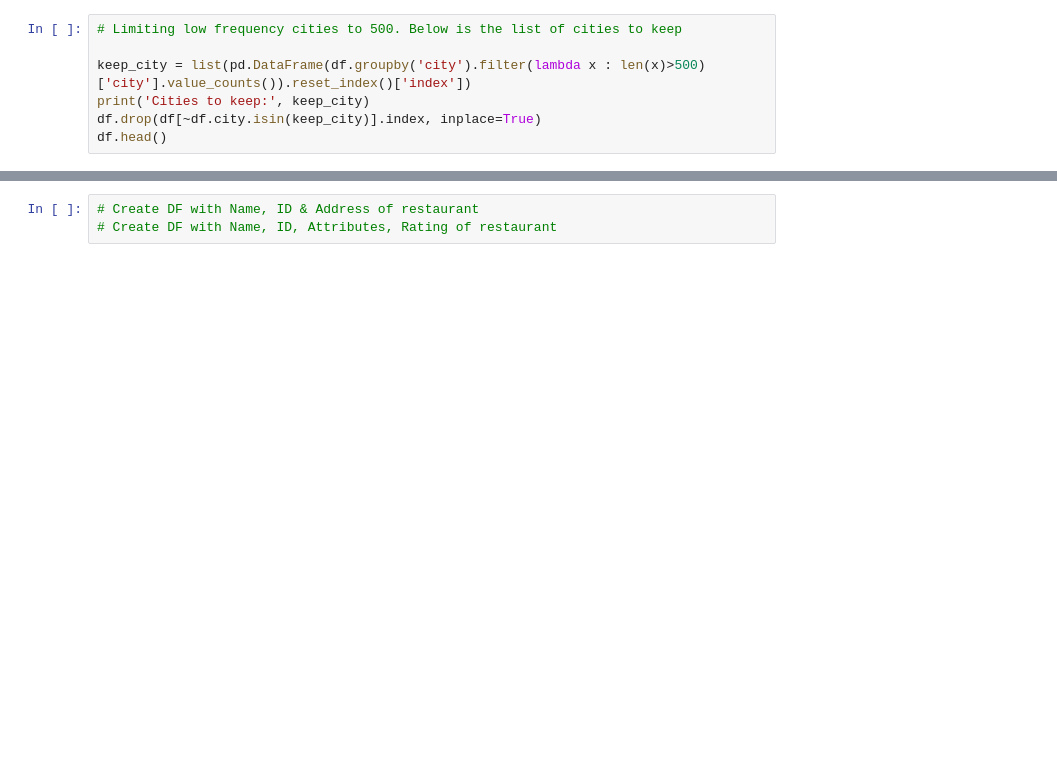
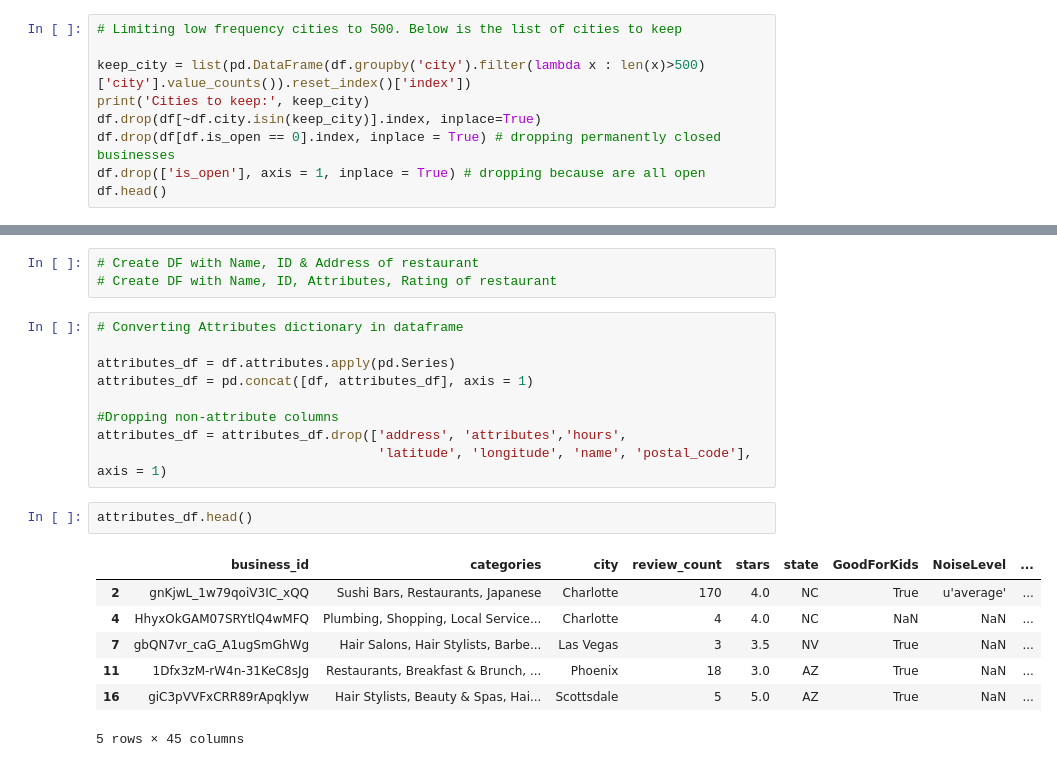
Before and after one commit to rvent/Event-Planner-Project, a Jupyter notebook: rima_wip.ipynb, the cells around one changed output, grey strips where cells are left out. Drawn from its saved outputs; the diff is of its cells as text; blank space fills up the shorter version.

```diff
--- a/rima_wip.ipynb
+++ b/rima_wip.ipynb
@@ -139,5 +156,7 @@ df = df[~df['attributes'].isnull()]
 keep_city = list(pd.DataFrame(df.groupby('city').filter(lambda x : len(x)>500)['city'].value_counts()).reset_index()['index'])
 print('Cities to keep:', keep_city)
 df.drop(df[~df.city.isin(keep_city)].index, inplace=True)
+df.drop(df[df.is_open == 0].index, inplace = True) # dropping permanently closed businesses
+df.drop(['is_open'], axis = 1, inplace = True) # dropping because are all open
 df.head()
 # %% [output]
@@ -151,3 +170,22 @@ Cities to keep: ['Las Vegas', 'Phoenix', 'Charlotte', 'Scottsdale', 'Pittsburgh'
 # %%
 # Create DF with Name, ID & Address of restaurant
 # Create DF with Name, ID, Attributes, Rating of restaurant
+# %%
+# Converting Attributes dictionary in dataframe
+
+attributes_df = df.attributes.apply(pd.Series)
+attributes_df = pd.concat([df, attributes_df], axis = 1)
+
+#Dropping non-attribute columns
+attributes_df = attributes_df.drop(['address', 'attributes','hours',
+                                    'latitude', 'longitude', 'name', 'postal_code'], axis = 1)
+# %%
+attributes_df.head()
+# %% [output]
+|  | business_id | categories | city | review_count | stars | state | GoodForKids | NoiseLevel | ... |
+| 2 | gnKjwL_1w79qoiV3IC_xQQ | Sushi Bars, Restaurants, Japanese | Charlotte | 170 | 4.0 | NC | True | u'average' | ... |
+| 4 | HhyxOkGAM07SRYtlQ4wMFQ | Plumbing, Shopping, Local Service... | Charlotte | 4 | 4.0 | NC | NaN | NaN | ... |
+| 7 | gbQN7vr_caG_A1ugSmGhWg | Hair Salons, Hair Stylists, Barbe... | Las Vegas | 3 | 3.5 | NV | True | NaN | ... |
+| 11 | 1Dfx3zM-rW4n-31KeC8sJg | Restaurants, Breakfast & Brunch, ... | Phoenix | 18 | 3.0 | AZ | True | NaN | ... |
+| 16 | giC3pVVFxCRR89rApqklyw | Hair Stylists, Beauty & Spas, Hai... | Scottsdale | 5 | 5.0 | AZ | True | NaN | ... |
+5 rows × 45 columns
```
Also changed, not shown: parts of 7 cells of this notebook.
